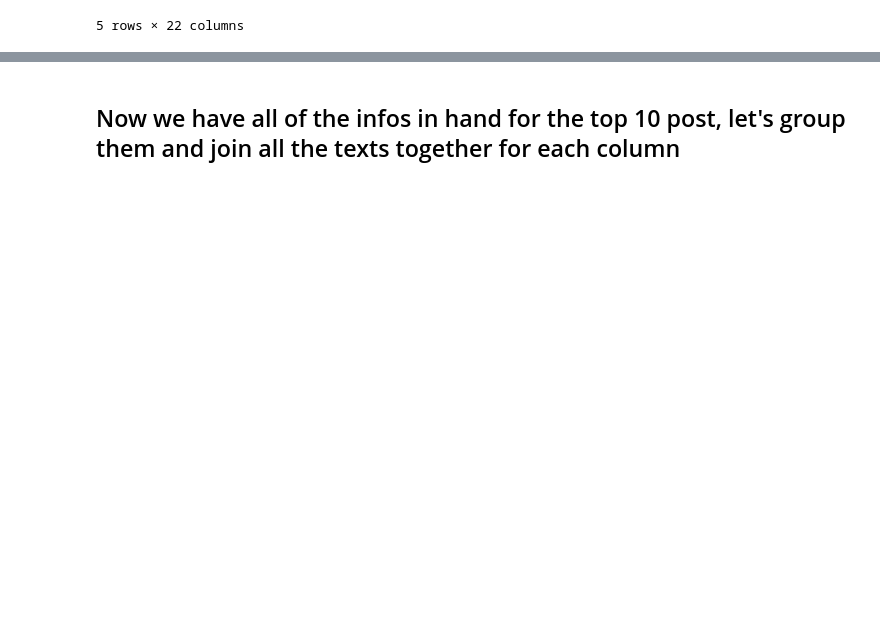
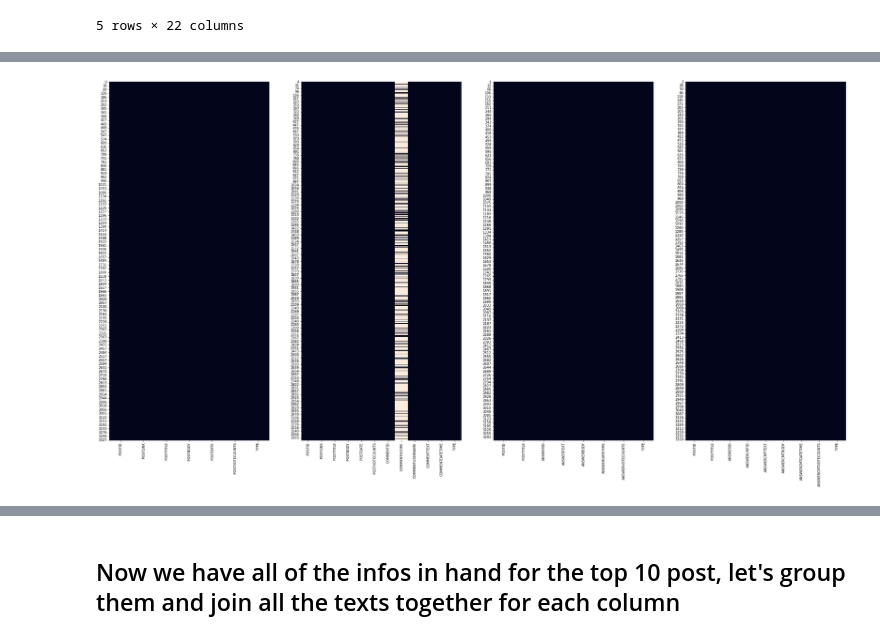
Before and after one commit to Shaunmak1214/Time-Series-Based-Text-Summarization, a Jupyter notebook: preprocessing.ipynb, the cells around one changed output, grey strips where cells are left out. Drawn from its saved outputs; the diff is of its cells as text; code cells hidden in the pictures; blank space fills up the shorter version.

```diff
--- a/preprocessing.ipynb
+++ b/preprocessing.ipynb
@@ -131,0 +134,12 @@ display(dFACT)
+# %%
+import matplotlib.pyplot as plt
+import seaborn as sns
+#plot all 4 plots horizontally
+fig, axs = plt.subplots(1, 4, figsize=(40, 20))
+sns.heatmap(dPOST.isnull(), cbar=False, ax=axs[0])
+sns.heatmap(dfPC.isnull(), cbar=False, ax=axs[1])
+sns.heatmap(dfAAC.isnull(), cbar=False, ax=axs[2])
+sns.heatmap(dFACT.isnull(), cbar=False, ax=axs[3])
+plt.show()
+# %% [output]
+[figure, added]
```
Also changed, not shown: parts of 28 cells of this notebook, 1 other file.
